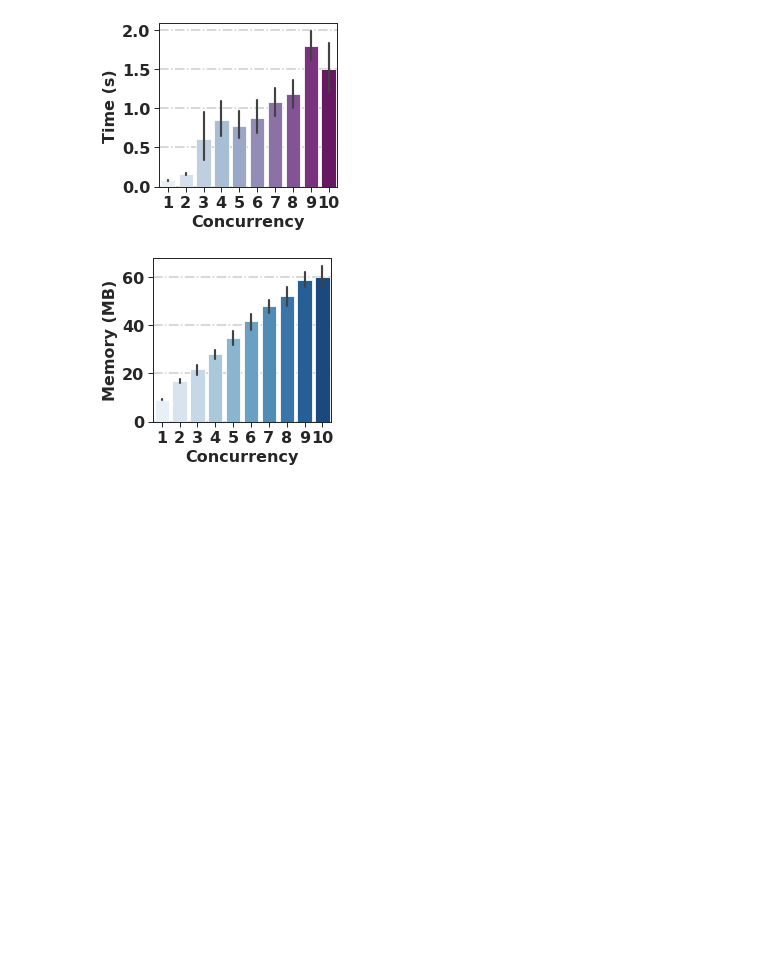
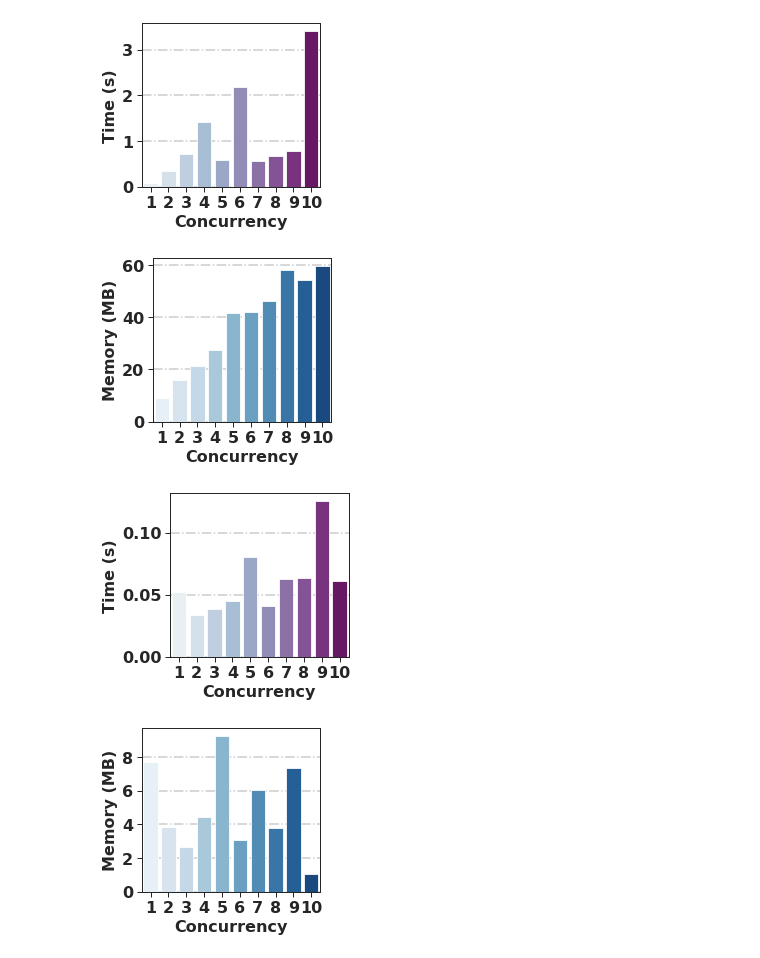
Before and after one commit to dscLabJNU/FaaSBatch, a Jupyter notebook: src/azure_container/client_overhead/logs/plot.ipynb, the cells around one changed output. Drawn from its saved outputs; the diff is of its cells as text; code cells hidden in the pictures; blank space fills up the shorter version.

Commit message:
feature: add concurrency experiments for host and container

```diff
--- a/src/azure_container/client_overhead/logs/plot.ipynb
+++ b/src/azure_container/client_overhead/logs/plot.ipynb
@@ -18,35 +18,38 @@ sns.set_context("paper", rc={
     'grid.linewidth': 1.5,
                             })
 sns.set_style("ticks", {"xtick.major.size": 14, "ytick.major.size": 14})
-
-
-df = pd.read_csv("s3_resource.csv")
 # %%
-def plot_bar_figure(x, y, classification_by, title, y_limit, palette,
-                    data, x_label='Concurrency', y_label="Invocation latency (s)", ):
-
-    plt.grid(axis='y',linestyle='-.')
+def plot_bar_figure(x, y, classification_by, title, y_limit, palette, data, x_label='Concurrency', y_label="Invocation latency (s)"):
+    plt.grid(axis='y', linestyle='-.')
     sns.barplot(x=x, y=y,
                 #  hue=classification_by,
-                 data=data,
+                data=data,
                 # order=function_order,
-                # ci=None
+                # ci=None,
                 palette=palette
                 )
     plt.xlabel(x_label, weight="bold")
     plt.ylabel(y_label, weight="bold")
     if y_limit:
-        plt.ylim([0,y_limit])
+        plt.ylim([0, y_limit])
     # plt.title(title)
     return plt
-fig, ax1 = plt.subplots(figsize=(3.2,3))
-df['time(s)'] = df['time(ms)'] / 1000
-time_plot = plot_bar_figure(x='concurrency', y='time(s)', classification_by="" ,y_limit=None, title="ti", data=df, y_label="Time (s)", palette="BuPu")
-# time_plot.savefig(f"concurrencyS3Time.pdf", dpi=800, bbox_inches = 'tight', format='pdf')
-time_plot.show()
-fig, ax1 = plt.subplots(figsize=(3.2,3))
-mem_plot = plot_bar_figure(x='concurrency', y='memory(MB)', classification_by="" ,y_limit=None, title="ti", data=df, y_label="Memory (MB)", palette="Blues")
-# mem_plot.savefig(f"concurrencyS3Mem.pdf", dpi=800, bbox_inches = 'tight', format='pdf')
+csvs = ["boto3_client_native.csv", "boto3_client_optimize.csv"]
+csvs = ['s3_resource_native.csv', 's3_resource_optimize.csv']
+for csv in csvs:
+    df = pd.read_csv(csv)
+    fig, ax1 = plt.subplots(figsize=(3.2, 3))
+    df['time(s)'] = df['time(ms)'] / 1000
+    time_plot = plot_bar_figure(x='concurrency', y='time(s)', classification_by="",
+                                y_limit=None, title="ti", data=df, y_label="Time (s)", palette="BuPu")
+    # time_plot.savefig(f"concurrencyS3Time.pdf", dpi=800, bbox_inches = 'tight', format='pdf')
+    time_plot.show()
+    fig, ax1 = plt.subplots(figsize=(3.2, 3))
+    mem_plot = plot_bar_figure(x='concurrency', y='memory(MB)', classification_by="",
+                            y_limit=None, title="ti", data=df, y_label="Memory (MB)", palette="Blues")
+    # mem_plot.savefig(f"concurrencyS3Mem.pdf", dpi=800, bbox_inches = 'tight', format='pdf')
 # %% [output]
-[figure, old version]
+[figure, new version]
-[figure, old version]
+[figure, new version]
+[figure, added]
+[figure, added]
```
Also changed, not shown: 18 other files.
